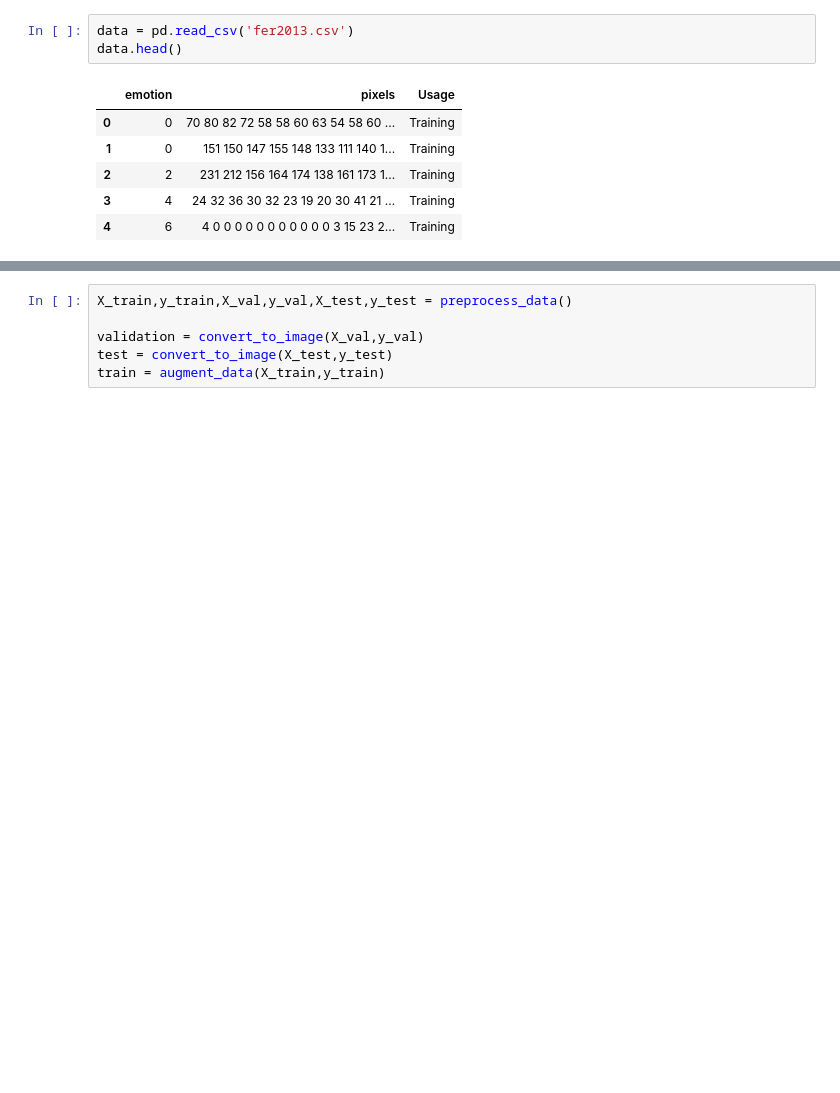
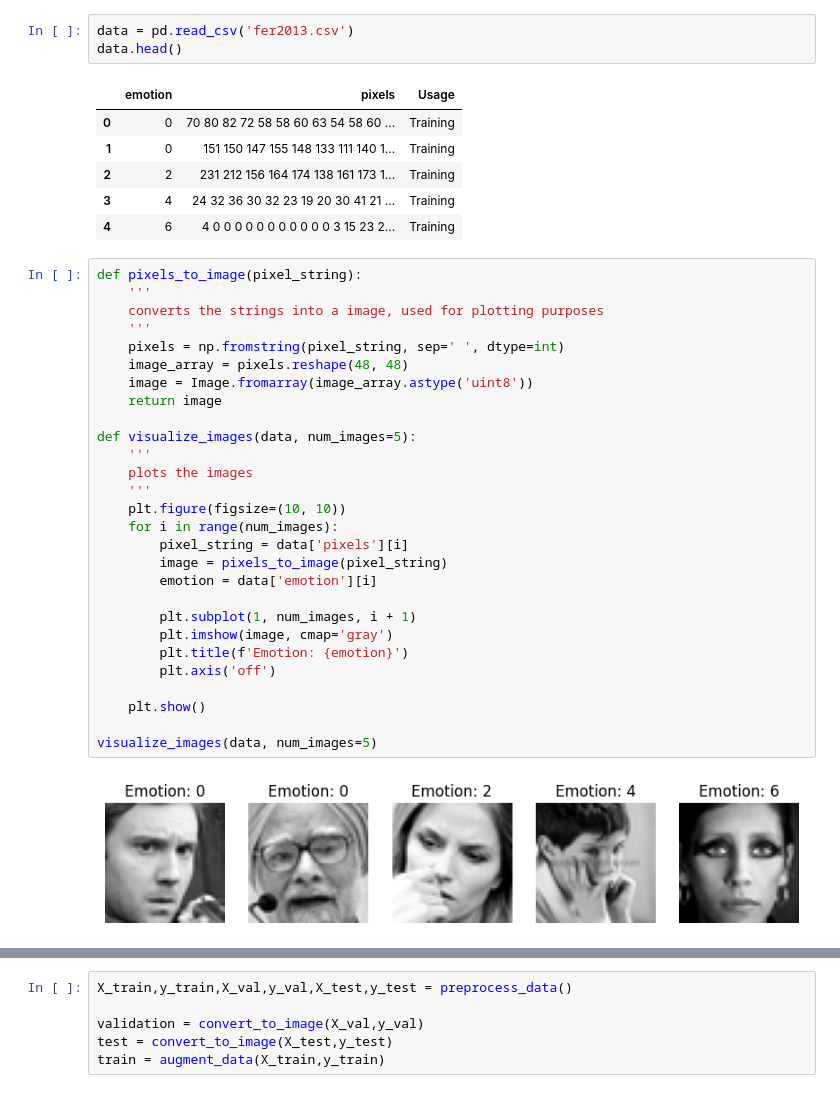
Before and after one commit to elifozkn/computer-vision-assignments, a Jupyter notebook: assignment2_CNN.ipynb, the cells around one changed output, grey strips where cells are left out. Cells and saved outputs as stored; diff of their text form; blank space fills up the shorter version.

```diff
--- a/assignment2_CNN.ipynb
+++ b/assignment2_CNN.ipynb
@@ -30,3 +44,33 @@ data.head()
 | 2 | 2 | 231 212 156 164 174 138 161 173 1... | Training |
 | 3 | 4 | 24 32 36 30 32 23 19 20 30 41 21 ... | Training |
 | 4 | 6 | 4 0 0 0 0 0 0 0 0 0 0 0 3 15 23 2... | Training |
+# %%
+def pixels_to_image(pixel_string):
+    '''
+    converts the strings into a image, used for plotting purposes
+    '''
+    pixels = np.fromstring(pixel_string, sep=' ', dtype=int)
+    image_array = pixels.reshape(48, 48)
+    image = Image.fromarray(image_array.astype('uint8'))
+    return image
+
+def visualize_images(data, num_images=5):
+    '''
+    plots the images
+    '''
+    plt.figure(figsize=(10, 10))
+    for i in range(num_images):
+        pixel_string = data['pixels'][i]
+        image = pixels_to_image(pixel_string)
+        emotion = data['emotion'][i]
+
+        plt.subplot(1, num_images, i + 1)
+        plt.imshow(image, cmap='gray')
+        plt.title(f'Emotion: {emotion}')
+        plt.axis('off')
+
+    plt.show()
+
+visualize_images(data, num_images=5)
+# %% [output]
+[figure, added]
```
Also changed, not shown: parts of 21 cells of this notebook.
